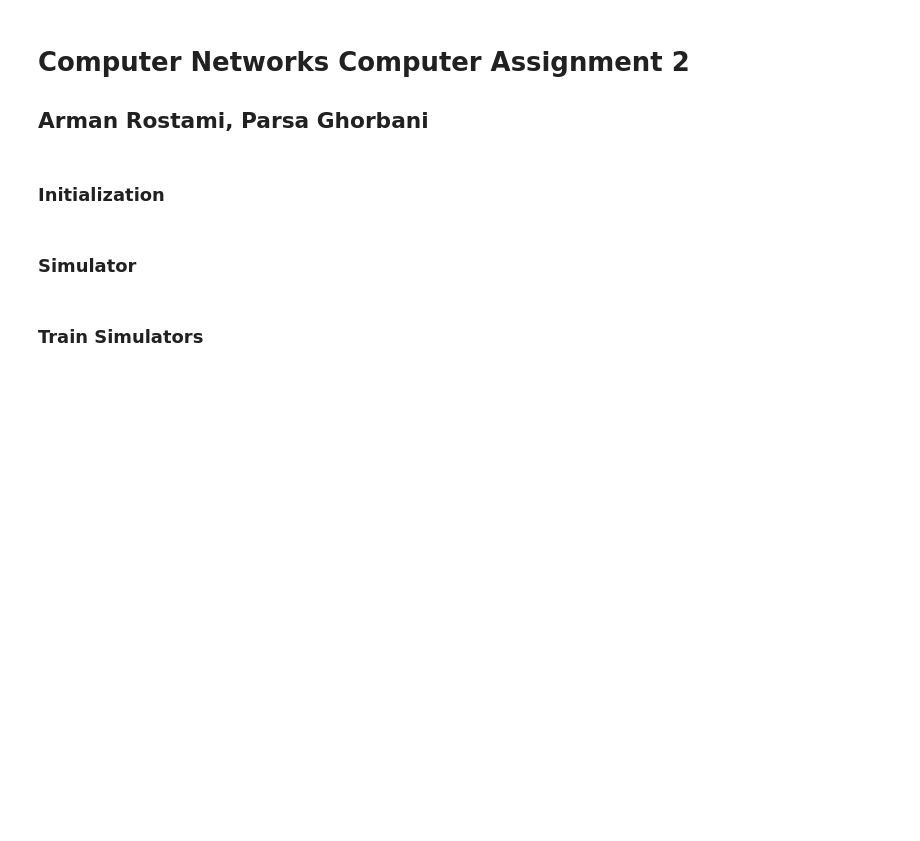
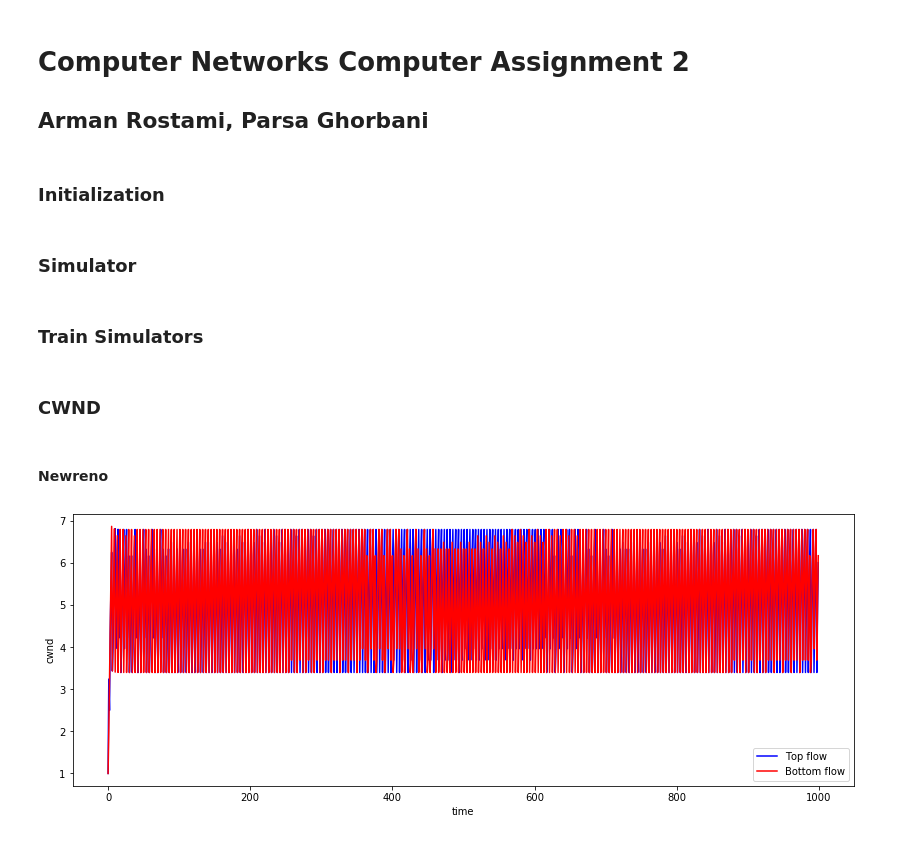
Before and after one commit to armanr99/NS2-TCP-Congestion-Control, a Jupyter notebook: congestion.ipynb, the cells around one changed output. Cells and saved outputs as stored; diff of their text form; code cells hidden in the pictures; blank space fills up the shorter version.

Commit message:
Add cwnd diagrams

```diff
--- a/congestion.ipynb
+++ b/congestion.ipynb
@@ -38,8 +33,39 @@ def train(self):
 
 Simulator.train = train
+# %%
+def plot_data(self, data_1, data_2):
+    plt.plot(data_1, "b", label="Top flow")
+    plt.plot(data_2, "r", label="Bottom flow")
+    plt.xlabel("time")
+    plt.ylabel(data_1.name)
+    plt.legend()
+
+Simulator.plot_data = plot_data
+# %%
+def update_cwnd(self, simulation_index):
+    cwnd_new_data_1 = pd.read_csv(CWND_FILENAME_1)
+    cwnd_new_data_2 = pd.read_csv(CWND_FILENAME_2)
+
+    if simulation_index == 0:
+        self.cwnd_data_1 = cwnd_new_data_1
+        self.cwnd_data_2 = cwnd_new_data_2
+    else:
+        self.cwnd_data_1["cwnd"] += cwnd_new_data_1["cwnd"]
+        self.cwnd_data_2["cwnd"] += cwnd_new_data_2["cwnd"]
+
+    if simulation_index == SIMULATION_COUNT - 1:
+        self.cwnd_data_1["cwnd"] /= SIMULATION_COUNT
+        self.cwnd_data_2["cwnd"] /= SIMULATION_COUNT
+
+Simulator.update_cwnd = update_cwnd
+# %%
+def plot_cwnd(self):
+    self.plot_data(self.cwnd_data_1["cwnd"], self.cwnd_data_2["cwnd"])
+
+Simulator.plot_cwnd = plot_cwnd
 # %% [markdown]
 ### Train Simulators
 # %%
-newRenoSimulator = Simulator("Newreno")
-newRenoSimulator.train()
+new_reno_simulator = Simulator("Newreno")
+new_reno_simulator.train()
 # %%
@@ -50,0 +77,8 @@ vegasSimulator.train()
+# %% [markdown]
+### CWND
+# %% [markdown]
+#### Newreno
+# %%
+new_reno_simulator.plot_cwnd()
+# %% [output]
+[figure, added]
```
Also changed, not shown: parts of 8 cells of this notebook.
